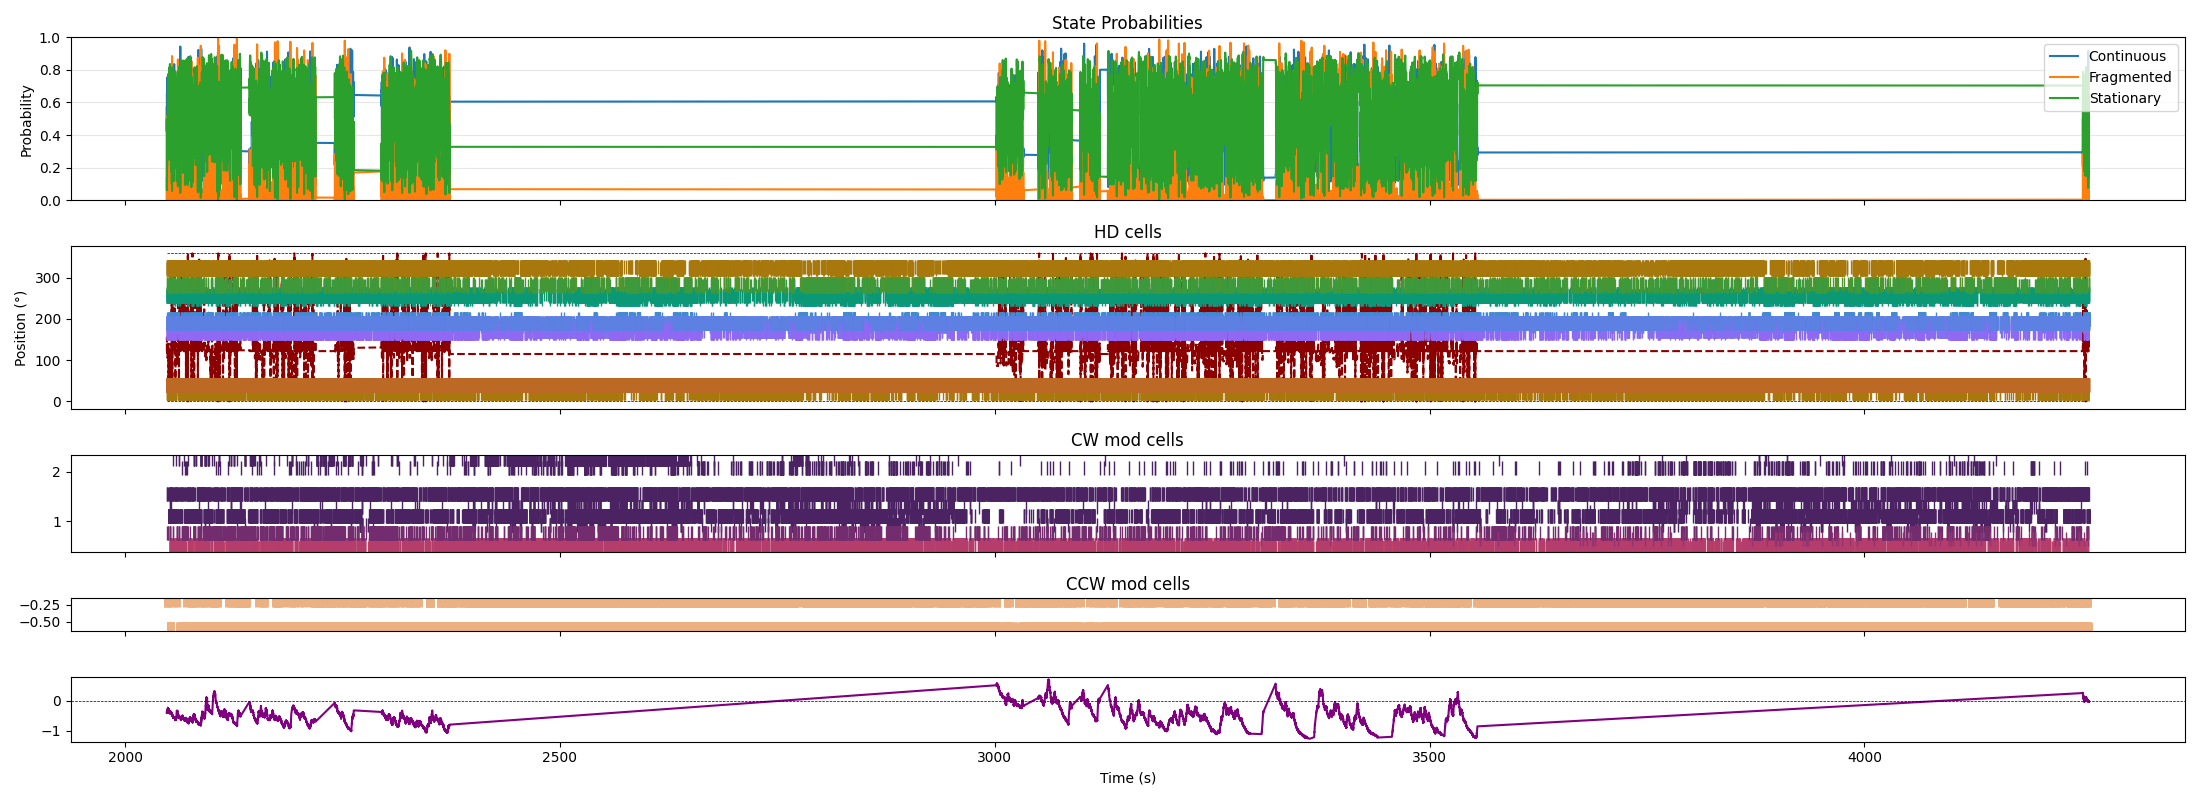
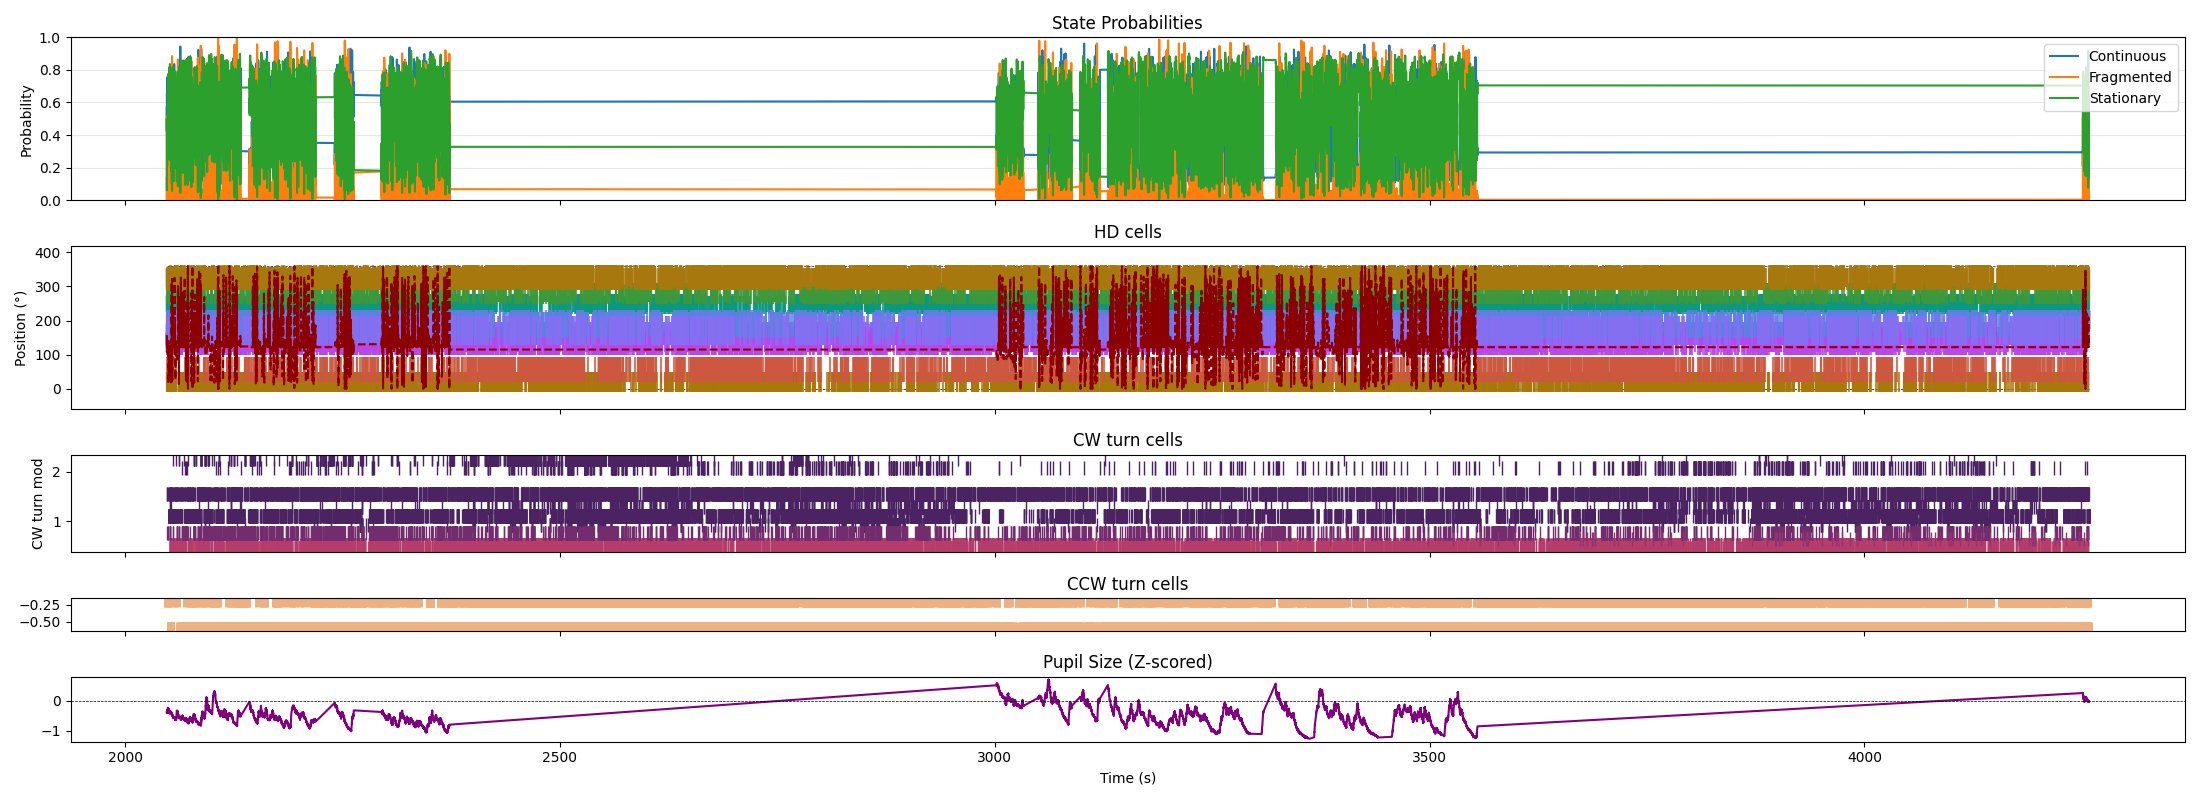
The change to this notebook cell's code, shown as a diff; its figure went from the first image to the second:
--- before
+++ after
@@ -1,2 +1,3 @@
+%matplotlib ipympl
 sweep_threshold = 0.5
 window = state.time_support
@@ -20,5 +21,5 @@
 
 # decoded position + spike raster
-ax[1].plot(position, label='Decoded Position', color='#8B0000', alpha=1, linestyle='--')
+ax[1].plot(position, label='Decoded Position', color='#8B0000', alpha=1, linestyle='--', zorder=3, linewidth=1.50)
 ax[1].set_ylabel('Position (°)')
 ax[1].set_title('HD cells')
@@ -26,5 +27,7 @@
 
 for i, n in enumerate(spikes.keys()):
-    ax[1].plot(spikes[n].fillna(pref_angle[n].item()), '|', color=hd_colors[i], markersize=10)
+    # ax[1].plot(spikes[n].fillna(pref_angle[n].item()), '|', color=hd_colors[i], markersize=10)
+    ax[1].eventplot(spikes[n].restrict(window).t, color=hd_colors[i], lineoffsets=np.rad2deg(spikes['pref_ang'][n]), linelengths=spikes['fwhm'][n], alpha=0.8)
+
 
 # turn spikes
@@ -32,9 +35,10 @@
 for i, n in enumerate(cw_mod.keys()):
     ax[2].plot(cw_mod[n].fillna(mod[n].item()), '|', markersize=10, color=cw_colors[i])
-ax[2].set_title('CW mod cells')
+ax[2].set_title('CW turn cells')
+ax[2].set_ylabel('CW turn mod')
 
 for i, n in enumerate(ccw_mod.keys()):
     ax[3].plot(ccw_mod[n].fillna(mod[n].item()), '|', markersize=10, markeredgewidth=5, color=ccw_colors[i])
-ax[3].set_title('CCW mod cells')
+ax[3].set_title('CCW turn cells')
 
 # pupil chord
@@ -42,4 +46,5 @@
 ax[4].set_xlabel('Time (s)')
 ax[4].axhline(0, color='k', linestyle='--', linewidth=0.5, label='Baseline')
+ax[4].set_title('Pupil Size (Z-scored)')
 
 plt.tight_layout()

Commit: more plots